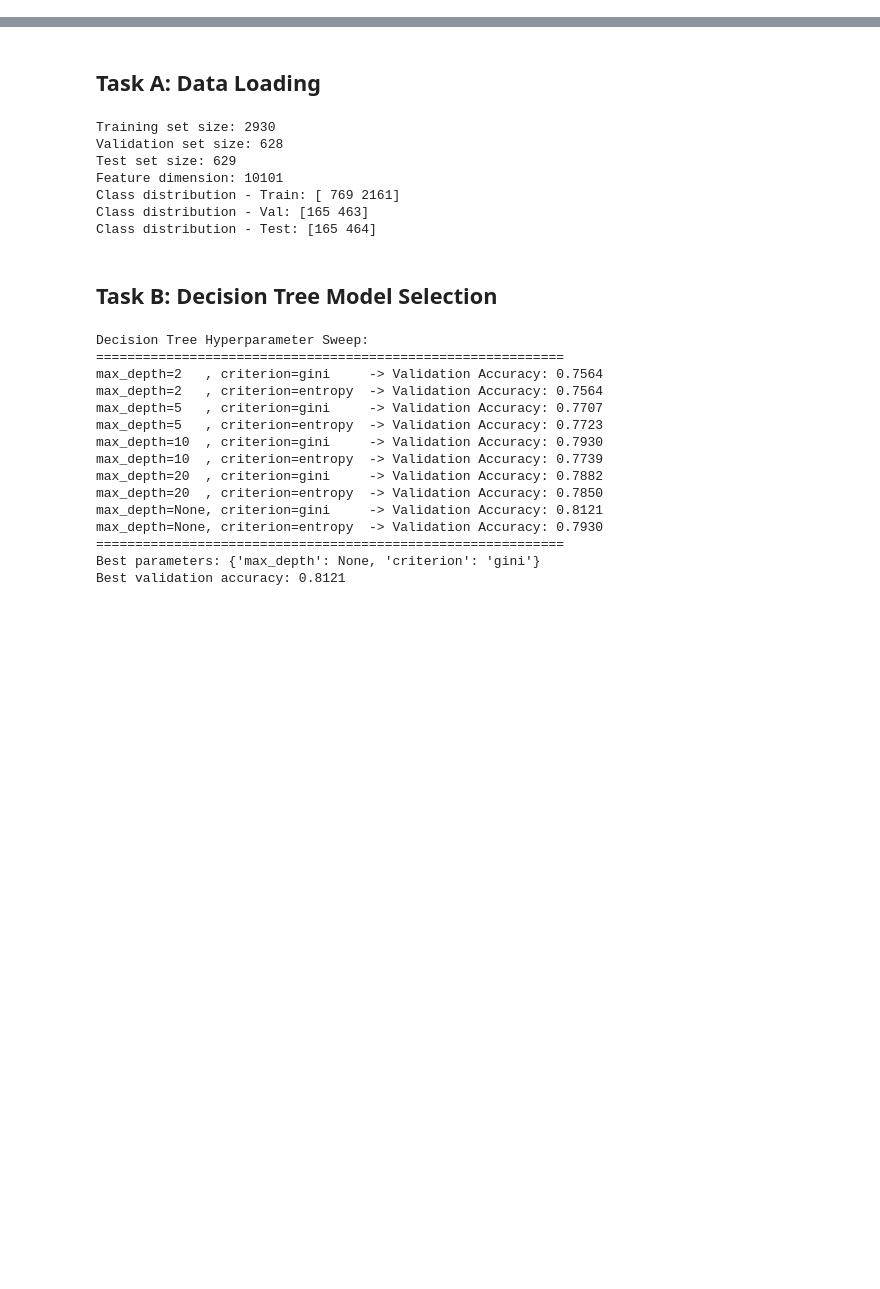
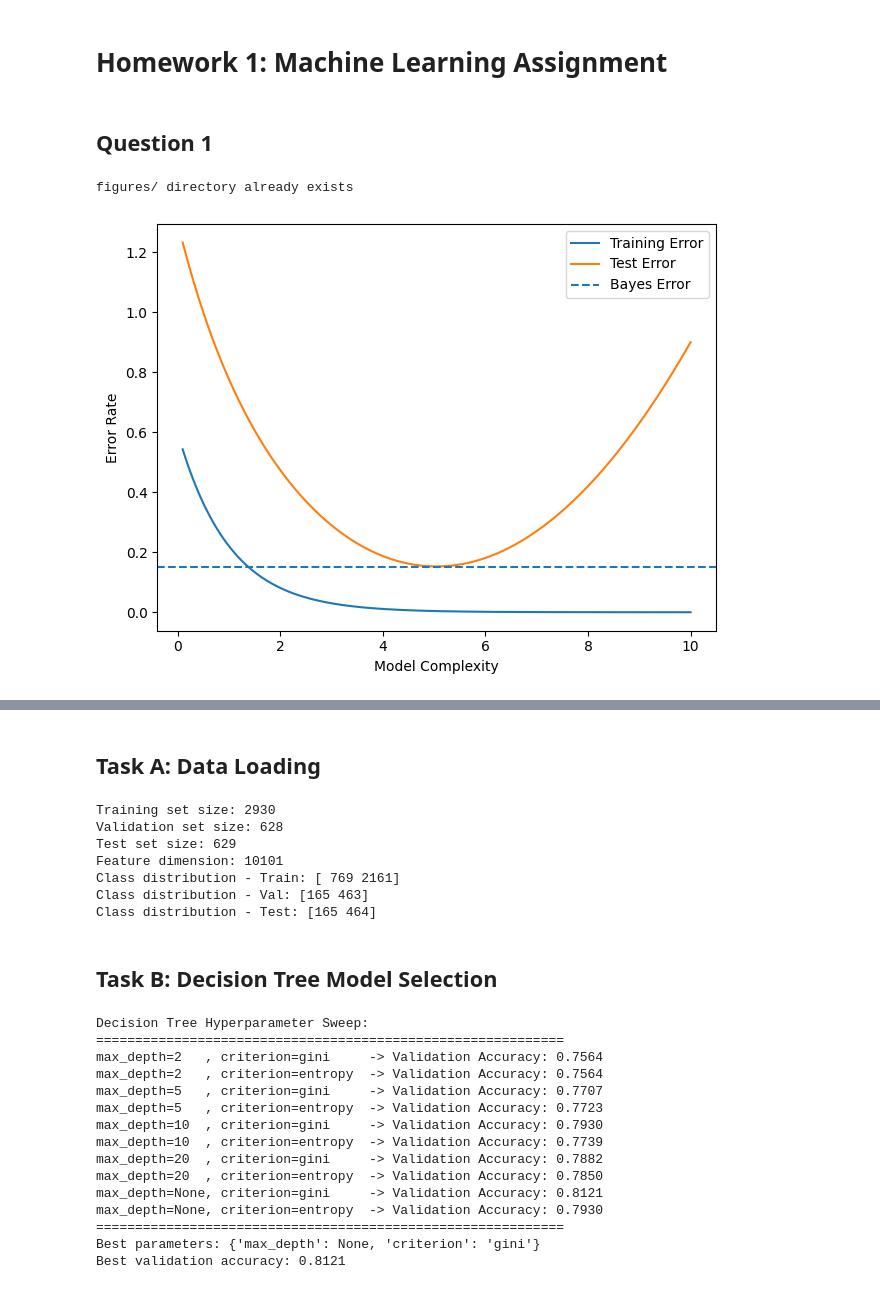
Before and after one commit to davidcagoh/csc2515-hw1-2026, a Jupyter notebook: hw1_code.ipynb, the cells around one changed output, grey strips where cells are left out. Drawn from its saved outputs; the diff is of its cells as text; code cells hidden in the pictures; blank space fills up the shorter version.

```diff
--- a/hw1_code.ipynb
+++ b/hw1_code.ipynb
@@ -0,0 +1,36 @@
+# %% [markdown]
+# Homework 1: Machine Learning Assignment
+# %% [markdown]
+## Question 1
+# %%
+import os
+# Create figures directory if it doesn't exist
+if not os.path.exists('figures'):
+    os.makedirs('figures')
+    print("Created figures/ directory")
+else:
+    print("figures/ directory already exists")
+# %% [output]
+figures/ directory already exists
+# %%
+import numpy as np
+import matplotlib.pyplot as plt
+
+x = np.linspace(0.1, 10, 200)
+bayes = 0.15
+
+train_err = 0.6*np.exp(-x)
+test_err = 0.4*np.exp(-x) + 0.03*(x-5)**2 + bayes
+
+plt.figure()
+plt.plot(x, train_err, label="Training Error")
+plt.plot(x, test_err, label="Test Error")
+plt.axhline(bayes, linestyle="--", label="Bayes Error")
+plt.xlabel("Model Complexity")
+plt.ylabel("Error Rate")
+plt.legend()
+plt.tight_layout()
+plt.savefig("figures/complexity_curve.png")
+plt.show()
+# %% [output]
+[figure, added]
```
Also changed, not shown: parts of 5 cells of this notebook, 6 other files.
